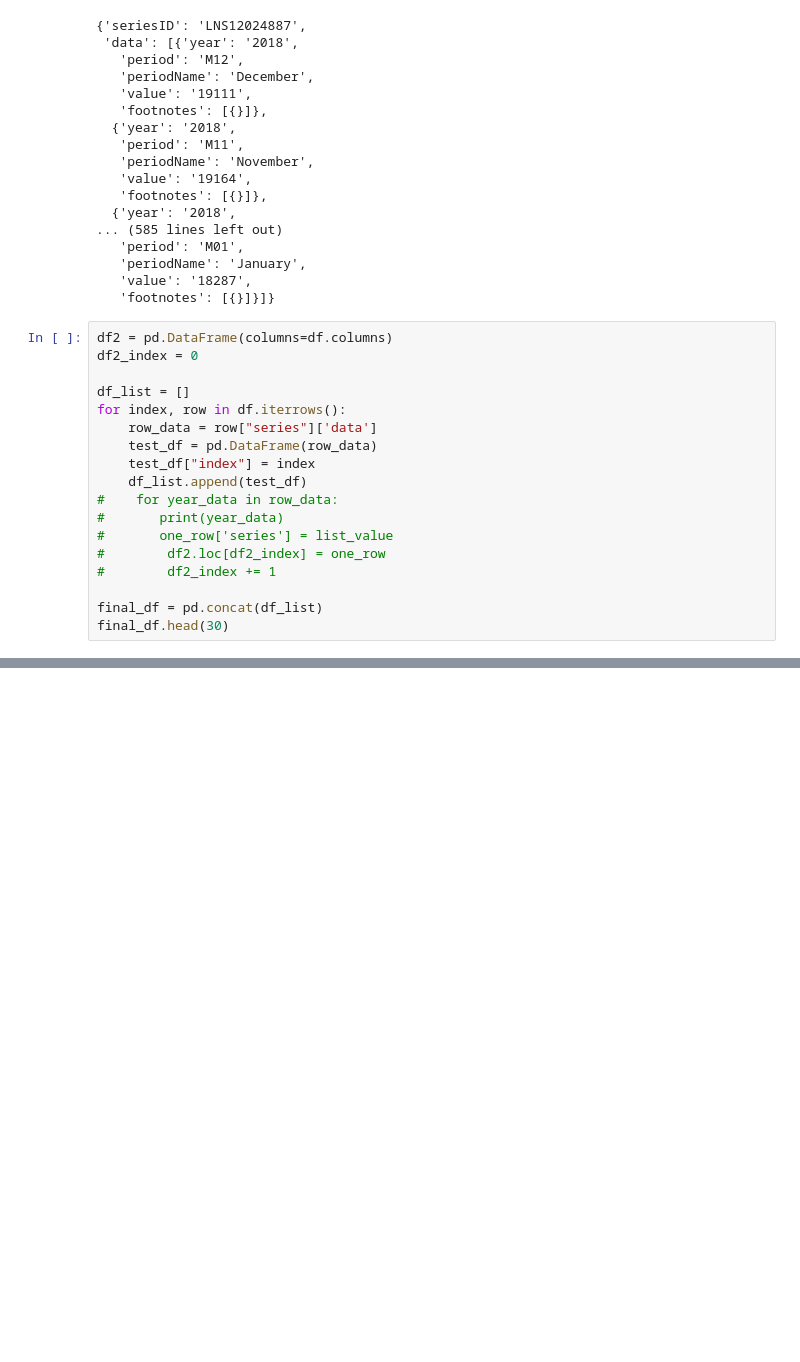
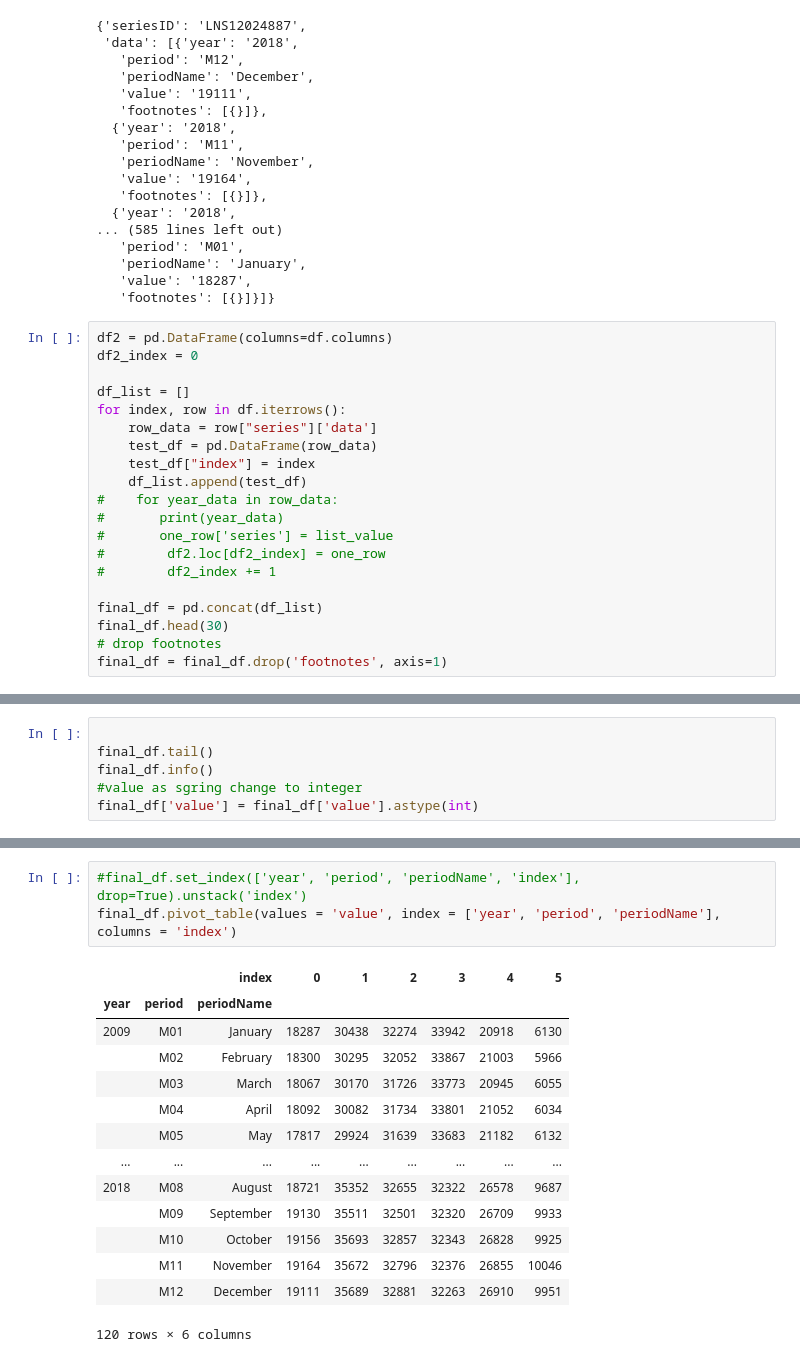
Before and after one commit to soraerae/Project-01-Employment-Data, a Jupyter notebook: jobs_age.ipynb, the cells around one changed output, grey strips where cells are left out. Saved outputs shown, nothing was run; the diff lists cells and outputs as text; blank space fills up the shorter version.

```diff
--- a/jobs_age.ipynb
+++ b/jobs_age.ipynb
@@ -112,3 +112,5 @@ for index, row in df.iterrows():
 
 final_df = pd.concat(df_list)
 final_df.head(30)
+# drop footnotes
+final_df = final_df.drop('footnotes', axis=1)
@@ -142,0 +117,6 @@ final_df.tail()
+# %%
+
+final_df.tail()
+final_df.info()
+#value as sgring change to integer
+final_df['value'] = final_df['value'].astype(int)
@@ -142,0 +134,18 @@ final_df.tail()
+# %%
+#final_df.set_index(['year', 'period', 'periodName', 'index'], drop=True).unstack('index')
+final_df.pivot_table(values = 'value', index = ['year', 'period', 'periodName'], columns = 'index')
+# %% [output]
+|  |  | index | 0 | 1 | 2 | 3 | 4 | 5 |
+| year | period | periodName |  |  |  |  |  |  |
+| 2009 | M01 | January | 18287 | 30438 | 32274 | 33942 | 20918 | 6130 |
+|  | M02 | February | 18300 | 30295 | 32052 | 33867 | 21003 | 5966 |
+|  | M03 | March | 18067 | 30170 | 31726 | 33773 | 20945 | 6055 |
+|  | M04 | April | 18092 | 30082 | 31734 | 33801 | 21052 | 6034 |
+|  | M05 | May | 17817 | 29924 | 31639 | 33683 | 21182 | 6132 |
+| ... | ... | ... | ... | ... | ... | ... | ... | ... |
+| 2018 | M08 | August | 18721 | 35352 | 32655 | 32322 | 26578 | 9687 |
+|  | M09 | September | 19130 | 35511 | 32501 | 32320 | 26709 | 9933 |
+|  | M10 | October | 19156 | 35693 | 32857 | 32343 | 26828 | 9925 |
+|  | M11 | November | 19164 | 35672 | 32796 | 32376 | 26855 | 10046 |
+|  | M12 | December | 19111 | 35689 | 32881 | 32263 | 26910 | 9951 |
+120 rows × 6 columns
```
Also changed, not shown: parts of 4 cells of this notebook.
